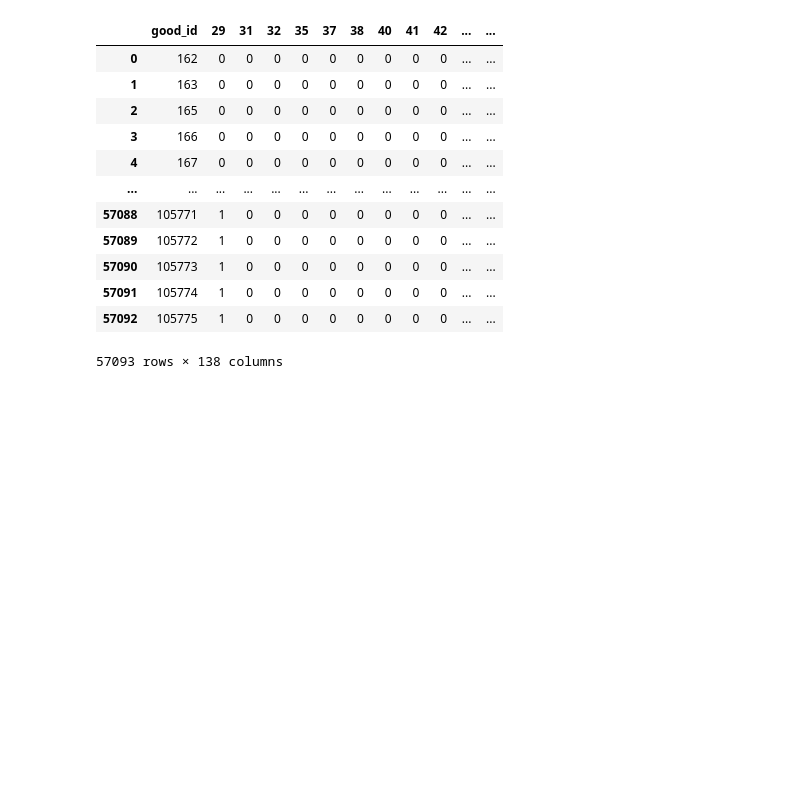
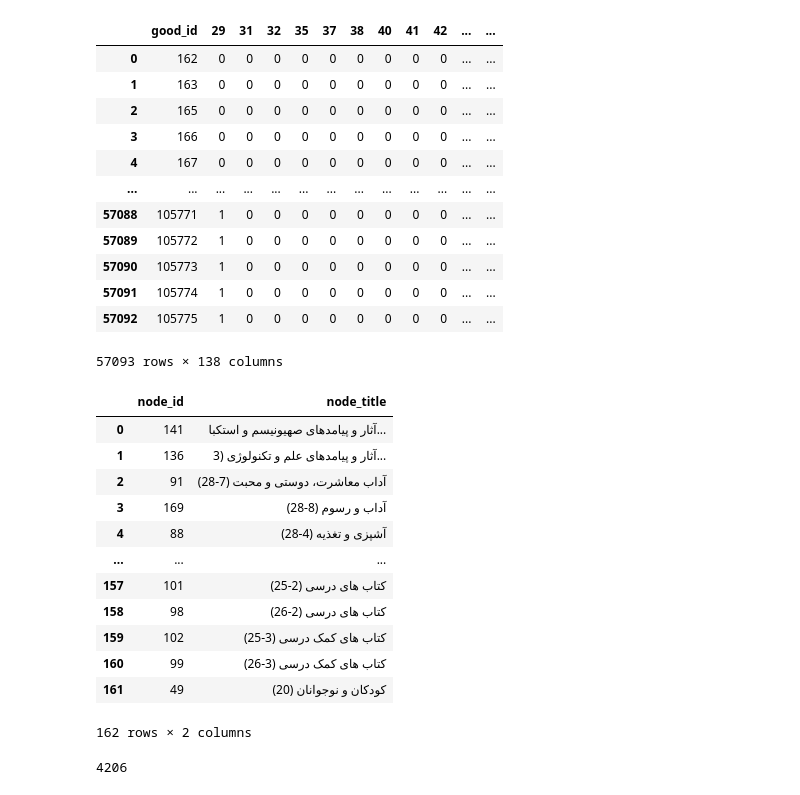
Before and after one commit to PooyaLaryan/BookStoreRecommenderSystem, a Jupyter notebook: GNN Proect/Book Store GNN Recommender System.ipynb, the cells around one changed output. Cells and saved outputs as stored; diff of their text form; code cells hidden in the pictures; blank space fills up the shorter version.

```diff
--- a/GNN Proect/Book Store GNN Recommender System.ipynb
+++ b/GNN Proect/Book Store GNN Recommender System.ipynb
@@ -99,0 +104,20 @@ good_id_to_category_df
+# %%
+category_df
+# %% [output]
+|  | node_id | node_title |
+| 0 | 141 | آثار و پیامدهای صهیونیسم و استکبا... |
+| 1 | 136 | آثار و پیامدهای علم و تکنولوژی (3... |
+| 2 | 91 | آداب معاشرت، دوستی و محبت (7-28) |
+| 3 | 169 | آداب و رسوم (8-28) |
+| 4 | 88 | آشپزی و تغذیه (4-28) |
+| ... | ... | ... |
+| 157 | 101 | کتاب های درسی (2-25) |
+| 158 | 98 | کتاب های درسی (2-26) |
+| 159 | 102 | کتاب های کمک درسی (3-25) |
+| 160 | 99 | کتاب های کمک درسی (3-26) |
+| 161 | 49 | کودکان و نوجوانان (20) |
+162 rows × 2 columns
+# %%
+publisher_df.size
+# %% [output]
+4206
```
Also changed, not shown: parts of 4 cells of this notebook, 9 other files.
